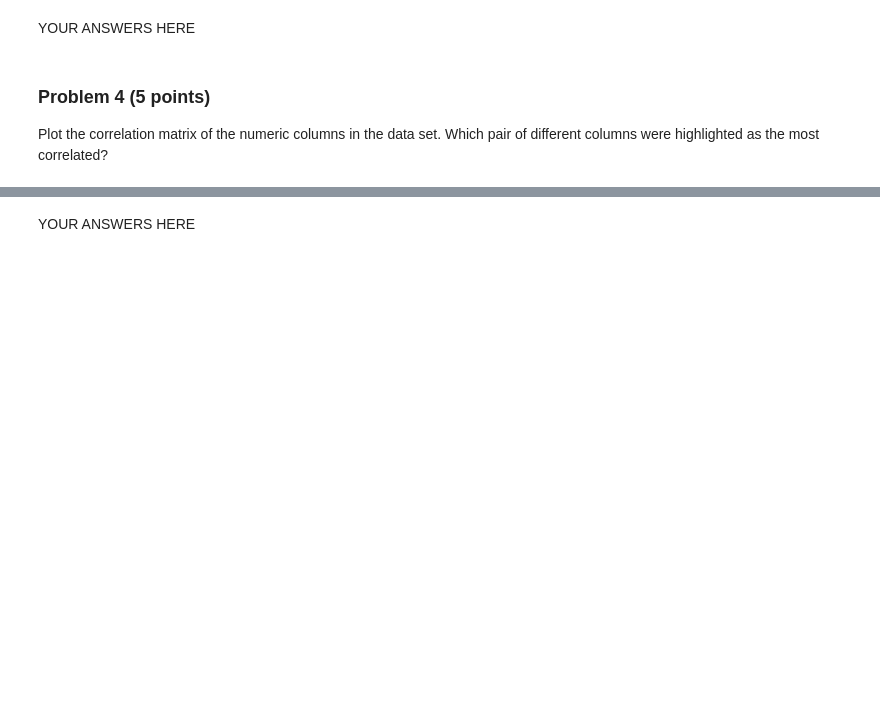
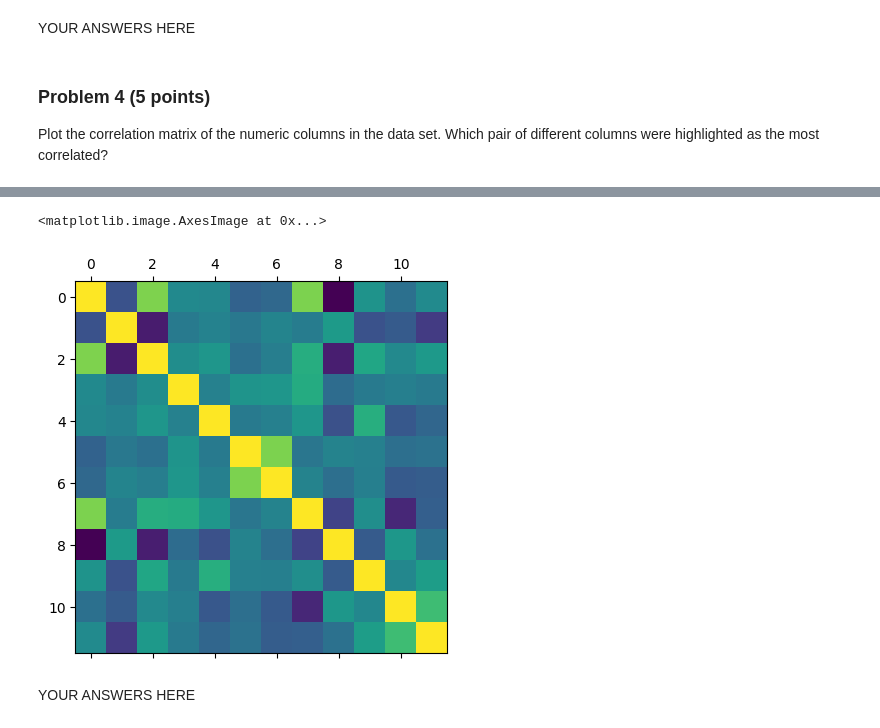
Before and after one commit to egarr831/dx602-final-project, a Jupyter notebook: project.ipynb, the cells around one changed output, grey strips where cells are left out. Cells and saved outputs as stored; diff of their text form; code cells hidden in the pictures; blank space fills up the shorter version.

```diff
--- a/project.ipynb
+++ b/project.ipynb
@@ -186,3 +230,8 @@ Which pair of different columns were highlighted as the most correlated?
+# %%
+plt.matshow(wine_cleaned.corr(numeric_only=True))
+# %% [output]
+<matplotlib.image.AxesImage at 0x...>
+[figure, added]
 # %% [markdown]
 YOUR ANSWERS HERE
 # %% [markdown]
```
Also changed, not shown: parts of 5 cells of this notebook.
